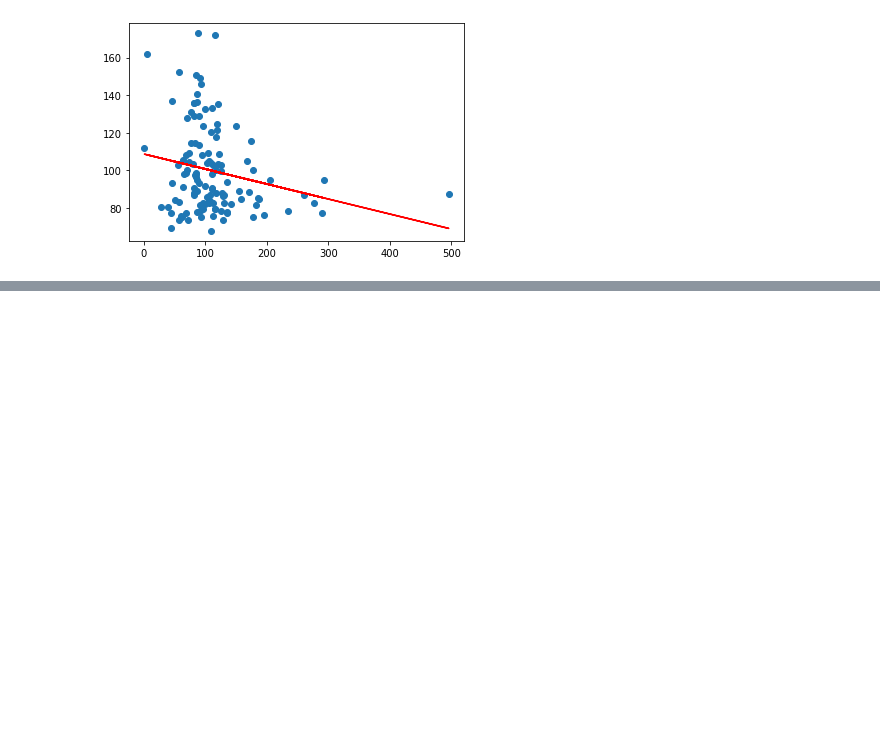
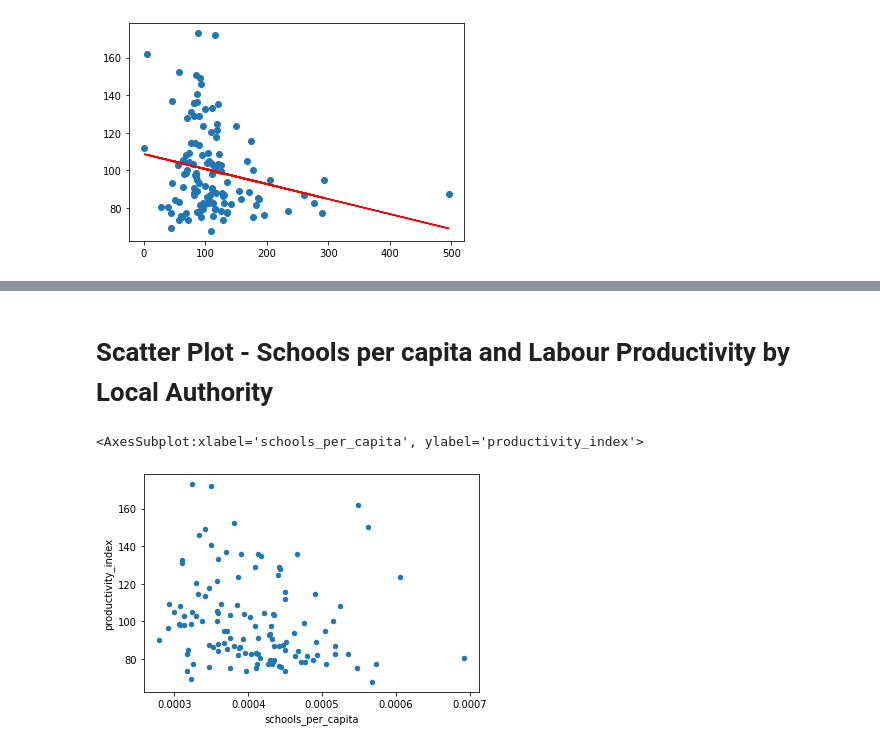
Before and after one commit to jordan-barrett-jm/uk-schools-analysis, a Jupyter notebook: UK Schools Analysis.ipynb, the cells around one changed output, grey strips where cells are left out. Saved outputs shown, nothing was run; the diff lists cells and outputs as text; code cells hidden in the pictures; blank space fills up the shorter version.

Commit message:
Added control for population

```diff
--- a/UK Schools Analysis.ipynb
+++ b/UK Schools Analysis.ipynb
@@ -105,0 +117,8 @@ plt.show()
+# %%
+#read in data from population dataset
+population = pd.read_excel("ukpopestimatesmid2020on2021geography.xls", sheet_name="MYE4", header=6, skipfooter=7, skiprows=[5], usecols=[0,1,3])
+
+#assign same column name for local authority code
+population.rename(columns={"Code":"la_code", "Mid-2020":"Population"}, inplace=True)
+
+population.head()
@@ -105,0 +132,9 @@ plt.show()
+# %%
+#merge population and school_labour_prod datasets
+
+schools_per_cap_labour_prod = pd.merge(schools_labour_prod, population, on='la_code')
+
+#derive schools per capita column
+schools_per_cap_labour_prod['schools_per_capita'] = schools_per_cap_labour_prod['number_of_schools'] / schools_per_cap_labour_prod['Population']
+
+schools_per_cap_labour_prod
@@ -105,0 +155,9 @@ plt.show()
+# %% [markdown]
+# Scatter Plot - Schools per capita and Labour Productivity by Local Authority
+# %%
+#Let's see if there is some correlation now
+
+schools_per_cap_labour_prod.plot.scatter(x="schools_per_capita", y="productivity_index")
+# %% [output]
+<AxesSubplot:xlabel='schools_per_capita', ylabel='productivity_index'>
+[figure, added]
```
Also changed, not shown: parts of 9 cells of this notebook.
